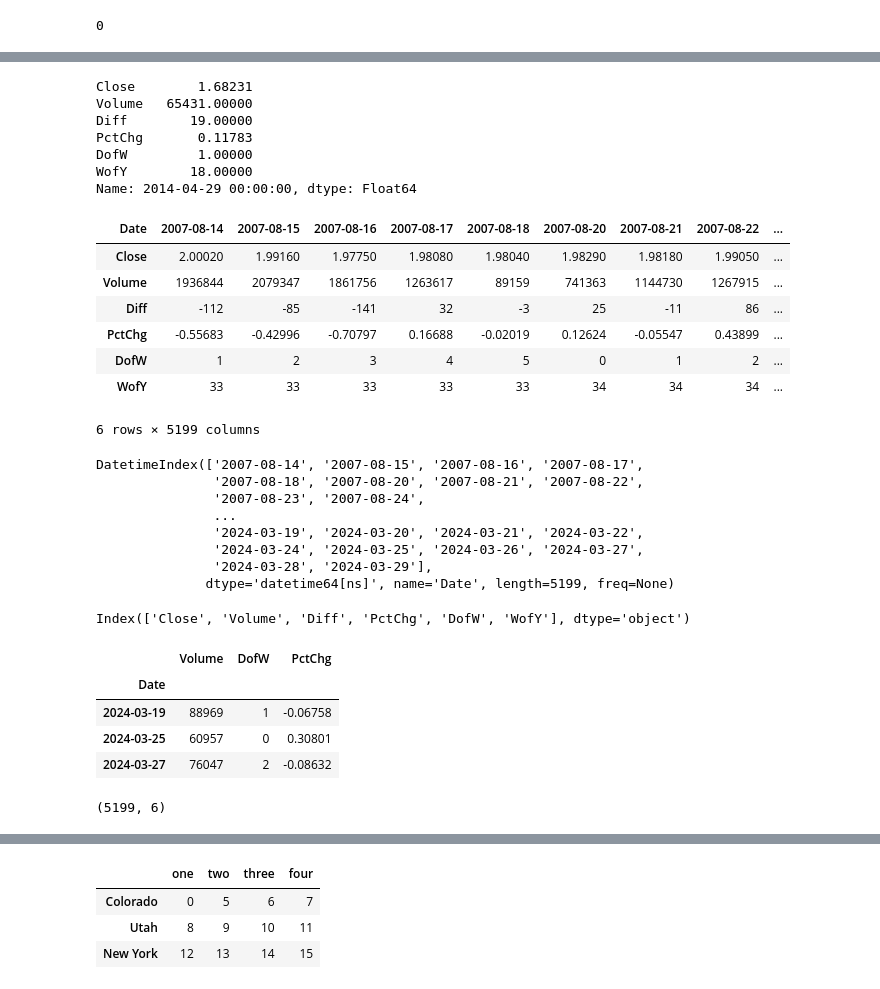
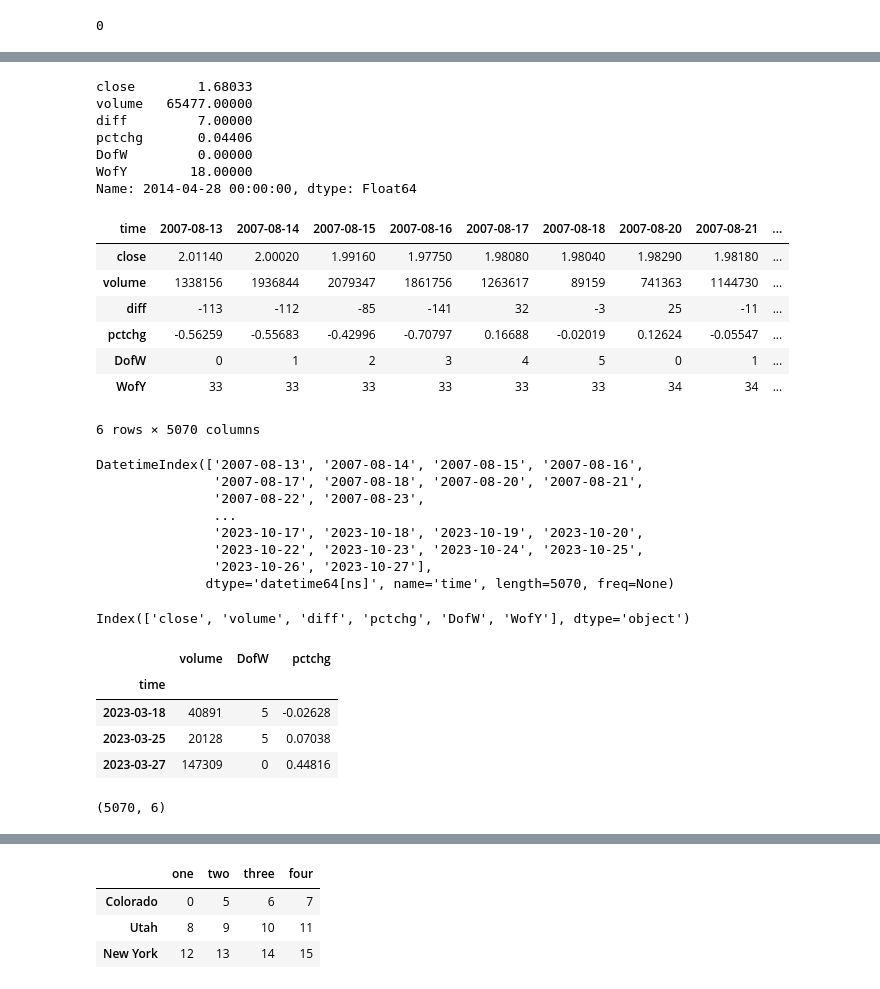
Before and after one commit to spideynolove/python-4-data-analysis, a Jupyter notebook: materials/pydata-book-3rd/ch05_2.ipynb, the cells around one changed output, grey strips where cells are left out. Cells and saved outputs as stored; diff of their text form; code cells hidden in the pictures.

```diff
--- a/materials/pydata-book-3rd/ch05_2.ipynb
+++ b/materials/pydata-book-3rd/ch05_2.ipynb
@@ -32,19 +30,19 @@ PosixPath('/home/hung/Documents/make_color/TRADE/python-4-data-analysis/material
 # %%
-ticker = "GBPUSD1440"
+ticker = "GBPUSD_1440"
 filename = notebook_path / f'datasets/fx/{ticker}.csv'
 df = pd.read_csv(filename)
-df['Date'] = pd.to_datetime(df['Date'])
-df.set_index('Date', inplace=True)
+df['time'] = pd.to_datetime(df['time'])
+df.set_index('time', inplace=True)
 
-# df['Change'] = df['Close'] - df['Close'].shift(1)
+# df['Change'] = df['close'] - df['close'].shift(1)
 
-df['Diff'] = df['Close'].diff() * 1e4
-df['PctChg'] = df['Close'].pct_change() * 1e2
+df['diff'] = df['close'].diff() * 1e4
+df['pctchg'] = df['close'].pct_change() * 1e2
 
-df['Volume'] = df['Volume'].astype(int)
+df['volume'] = df['volume'].astype(int)
 
 df.dropna(inplace=True)
-df['Diff'] = df['Diff'].astype(int)
+df['diff'] = df['diff'].astype(int)
 # %%
 # df['Return'] = 1 + (df['PctChg'] / 100)
 # %%
@@ -261,5 +259,5 @@ memory usage: 174.7 KB
 # %%
-frame = df[["Close","Volume", "Diff", "PctChg", "DofW", "WofY"]].dropna()
+frame = df[["close","volume", "diff", "pctchg", "DofW", "WofY"]].dropna()
 # %%
 frame.head()
 # %% [output]
@@ -329,24 +327,24 @@ Name: 2021-03-26 00:00:00, dtype: Float64
 # %%
 frame.iloc[2100]
 # %% [output]
-Close        1.68231
-Volume   65431.00000
-Diff        19.00000
-PctChg       0.11783
-DofW         1.00000
+close        1.68033
+volume   65477.00000
+diff         7.00000
+pctchg       0.04406
+DofW         0.00000
 WofY        18.00000
-Name: 2014-04-29 00:00:00, dtype: Float64
+Name: 2014-04-28 00:00:00, dtype: Float64
 # %%
 frame.T
 # %% [output]
-| Date | 2007-08-14 | 2007-08-15 | 2007-08-16 | 2007-08-17 | 2007-08-18 | 2007-08-20 | 2007-08-21 | 2007-08-22 | ... |
-| Close | 2.00020 | 1.99160 | 1.97750 | 1.98080 | 1.98040 | 1.98290 | 1.98180 | 1.99050 | ... |
-| Volume | 1936844 | 2079347 | 1861756 | 1263617 | 89159 | 741363 | 1144730 | 1267915 | ... |
-| Diff | -112 | -85 | -141 | 32 | -3 | 25 | -11 | 86 | ... |
-| PctChg | -0.55683 | -0.42996 | -0.70797 | 0.16688 | -0.02019 | 0.12624 | -0.05547 | 0.43899 | ... |
-| DofW | 1 | 2 | 3 | 4 | 5 | 0 | 1 | 2 | ... |
-| WofY | 33 | 33 | 33 | 33 | 33 | 34 | 34 | 34 | ... |
+| time | 2007-08-13 | 2007-08-14 | 2007-08-15 | 2007-08-16 | 2007-08-17 | 2007-08-18 | 2007-08-20 | 2007-08-21 | ... |
+| close | 2.01140 | 2.00020 | 1.99160 | 1.97750 | 1.98080 | 1.98040 | 1.98290 | 1.98180 | ... |
+| volume | 1338156 | 1936844 | 2079347 | 1861756 | 1263617 | 89159 | 741363 | 1144730 | ... |
+| diff | -113 | -112 | -85 | -141 | 32 | -3 | 25 | -11 | ... |
+| pctchg | -0.56259 | -0.55683 | -0.42996 | -0.70797 | 0.16688 | -0.02019 | 0.12624 | -0.05547 | ... |
+| DofW | 0 | 1 | 2 | 3 | 4 | 5 | 0 | 1 | ... |
+| WofY | 33 | 33 | 33 | 33 | 33 | 33 | 34 | 34 | ... |
-6 rows × 5199 columns
+6 rows × 5070 columns
 # %%
 # reindex
 # %%
@@ -363,30 +361,30 @@ frame.T
 # %%
 frame.index
 # %% [output]
-DatetimeIndex(['2007-08-14', '2007-08-15', '2007-08-16', '2007-08-17',
-               '2007-08-18', '2007-08-20', '2007-08-21', '2007-08-22',
-               '2007-08-23', '2007-08-24',
+DatetimeIndex(['2007-08-13', '2007-08-14', '2007-08-15', '2007-08-16',
+               '2007-08-17', '2007-08-18', '2007-08-20', '2007-08-21',
+               '2007-08-22', '2007-08-23',
                ...
-               '2024-03-19', '2024-03-20', '2024-03-21', '2024-03-22',
-               '2024-03-24', '2024-03-25', '2024-03-26', '2024-03-27',
-               '2024-03-28', '2024-03-29'],
-              dtype='datetime64[ns]', name='Date', length=5199, freq=None)
+               '2023-10-17', '2023-10-18', '2023-10-19', '2023-10-20',
+               '2023-10-22', '2023-10-23', '2023-10-24', '2023-10-25',
+               '2023-10-26', '2023-10-27'],
+              dtype='datetime64[ns]', name='time', length=5070, freq=None)
 # %%
 frame.columns
 # %% [output]
-Index(['Close', 'Volume', 'Diff', 'PctChg', 'DofW', 'WofY'], dtype='object')
+Index(['close', 'volume', 'diff', 'pctchg', 'DofW', 'WofY'], dtype='object')
 # %%
-frame.loc[["2024-03-19", "2024-03-25", "2024-03-27"], ["Volume", "DofW", "PctChg"]]
+frame.loc[["2023-03-18", "2023-03-25", "2023-03-27"], ["volume", "DofW", "pctchg"]]
 # %% [output]
-|  | Volume | DofW | PctChg |
-| Date |  |  |  |
-| 2024-03-19 | 88969 | 1 | -0.06758 |
-| 2024-03-25 | 60957 | 0 | 0.30801 |
-| 2024-03-27 | 76047 | 2 | -0.08632 |
+|  | volume | DofW | pctchg |
+| time |  |  |  |
+| 2023-03-18 | 40891 | 5 | -0.02628 |
+| 2023-03-25 | 20128 | 5 | 0.07038 |
+| 2023-03-27 | 147309 | 0 | 0.44816 |
 # %%
 frame.shape
 # %% [output]
-(5199, 6)
+(5070, 6)
 # %%
 # data.drop(index=["Colorado", "Ohio"])
 # %%
```
Also changed, not shown: parts of 40 cells of this notebook.
